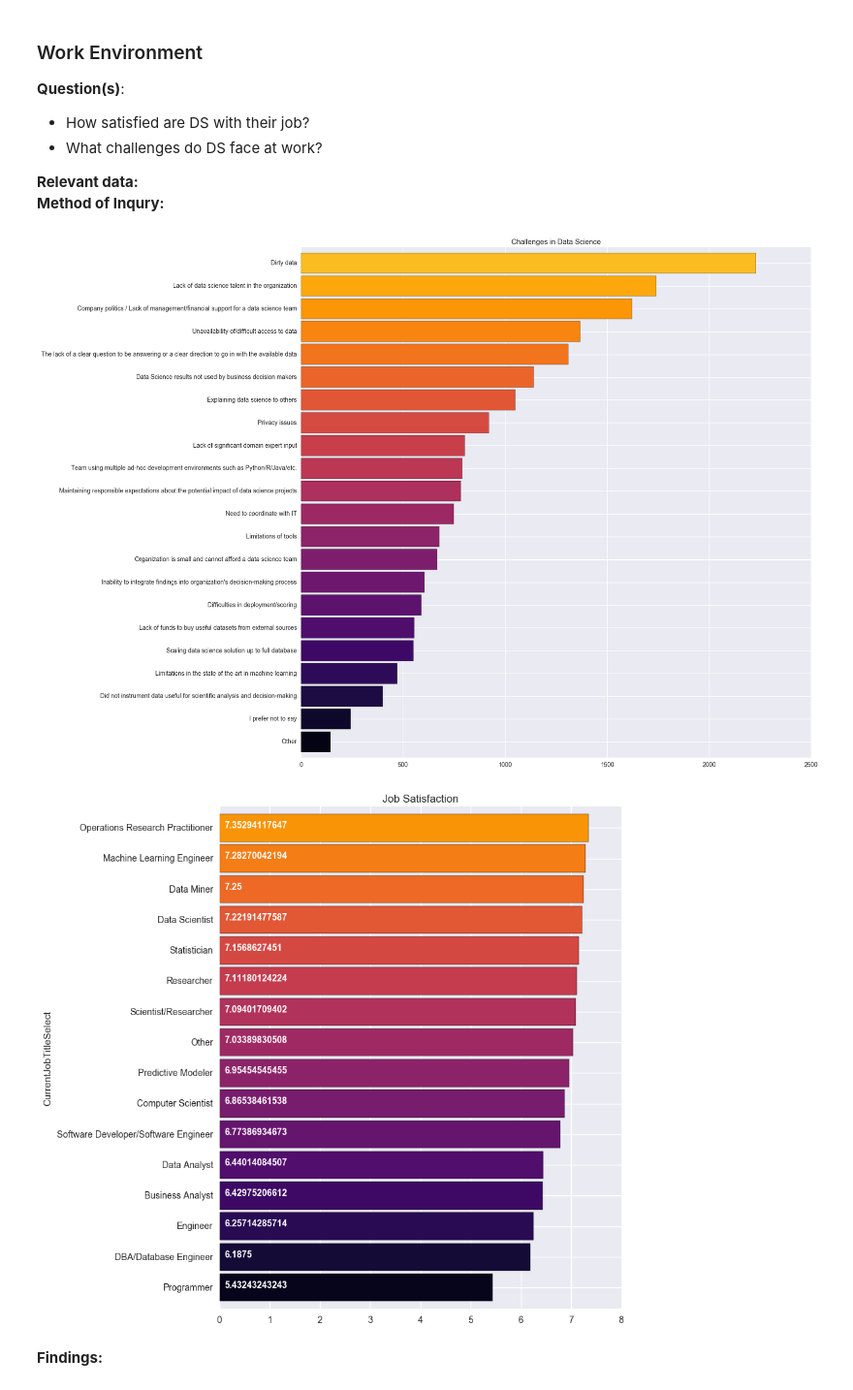
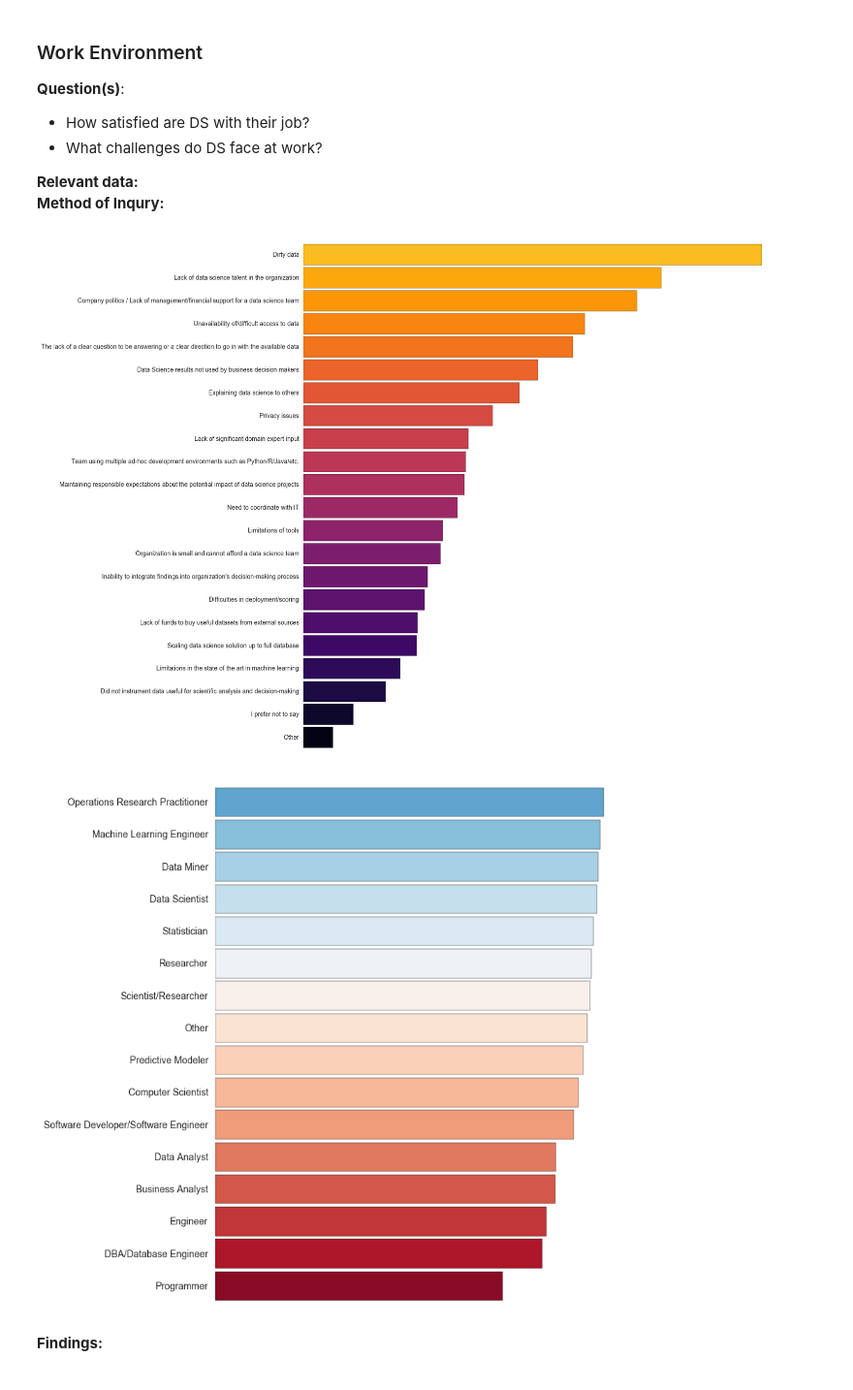
Before and after one commit to slavgl/kaggle-work, a Jupyter notebook: ML-and-Data-Science-Survey/ml-ds-survey-exploratory-analysis.ipynb, the cells around one changed output. Shown at 97% size. Cells and saved outputs as stored; diff of their text form; code cells hidden in the pictures.

```diff
--- a/ML-and-Data-Science-Survey/ml-ds-survey-exploratory-analysis.ipynb
+++ b/ML-and-Data-Science-Survey/ml-ds-survey-exploratory-analysis.ipynb
@@ -141,8 +138,10 @@ plt.show()
 # %%
 # age
-plt.subplots(figsize=(15,8))
-dsresp['Age'].hist(bins=50,edgecolor='black')
-plt.xticks(list(range(0,80,5)))
-plt.title('Age Distribution')
+f, ax = plt.subplots(figsize=(6,4))
+dsresp['Age'].hist(bins=20,edgecolor='black', alpha = 0.8, color = 'gray', lw = 1)
+plt.xticks(list(range(0,100,5)))
+ax.get_yaxis().set_visible(False)
+plt.rcParams['axes.facecolor'] = 'white'
+plt.xlim([15,75])
 plt.show()
 # %% [output]
@@ -226,32 +230,34 @@ plt.show()
 <b>Method of Inqury:</b>
 # %%
 # What challenges do DS face at work?
-plt.subplots(figsize=(15,15))
+fig, ax = plt.subplots(figsize=(15,15))
 challenge=dsresp['WorkChallengesSelect'].str.split(',')
 challenges=[]
 for i in challenge.dropna():
     challenges.extend(i)
 pd.Series(challenges).value_counts().sort_values(ascending=True).plot.barh(width=0.9,color=sns.color_palette('inferno',25))
-plt.title('Challenges in Data Science')
+ax.get_xaxis().set_visible(False)
 plt.show()
 # %% [output]
-[figure, old version]
+[figure, new version]
 # %%
 # How satisfied are DS with their job?
 satisfy=dsresp.copy()
 satisfy['JobSatisfaction'].replace({'10 - Highly Satisfied':'10','1 - Highly Dissatisfied':'1','I prefer not to share':np.NaN},inplace=True)
 satisfy.dropna(subset=['JobSatisfaction'],inplace=True)
 satisfy['JobSatisfaction']=satisfy['JobSatisfaction'].astype(int)
 satisfy_job=satisfy.groupby(['CurrentJobTitleSelect'])['JobSatisfaction'].mean().sort_values(ascending=True).to_frame()
-ax=satisfy.groupby(['CurrentJobTitleSelect'])['JobSatisfaction'].mean().sort_values(ascending=True).plot.barh(width=0.9,color=sns.color_palette('inferno',20))
+ax=satisfy.groupby(['CurrentJobTitleSelect'])['JobSatisfaction'].mean().sort_values(ascending=True).plot.barh(width=0.9,color=sns.color_palette('RdBu',20))
 fig=plt.gcf()
 fig.set_size_inches(8,10)
-for i, v in enumerate(satisfy_job.JobSatisfaction):
-    ax.text(.1, i, v,fontsize=10,color='white',weight='bold')
-plt.title('Job Satisfaction')
+#for i, v in enumerate(satisfy_job.JobSatisfaction):
+#    ax.text(.1, i, v,fontsize=10,color='white',weight='bold')
+ax.set_xlabel('')
+ax.set_ylabel('')
+ax.get_xaxis().set_visible(False)
 plt.show()
 # %% [output]
-[figure, old version]
+[figure, new version]
 # %% [markdown]
 <b>Findings:</b>
 # %% [markdown]
```
Also changed, not shown: parts of 7 cells of this notebook.
